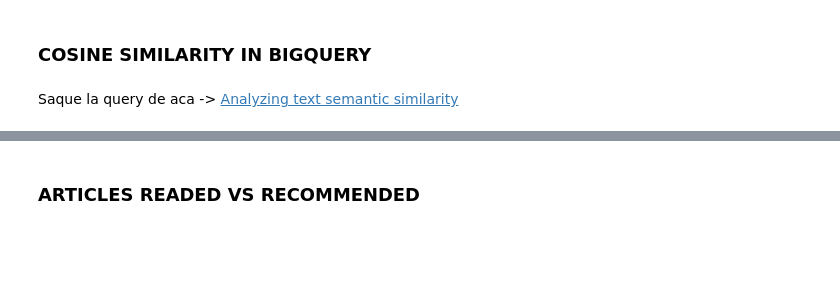
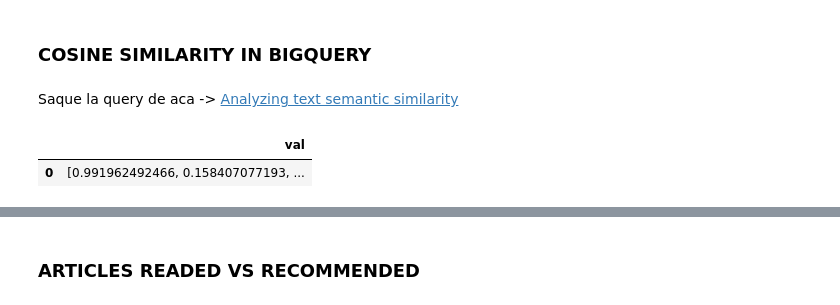
Before and after one commit to marianoogimenez/google-asl-project, a Jupyter notebook: recommendation-system/cosine_similarity.ipynb, the cells around one changed output, grey strips where cells are left out. Cells and saved outputs as stored; diff of their text form; code cells hidden in the pictures; blank space fills up the shorter version.

```diff
--- a/recommendation-system/cosine_similarity.ipynb
+++ b/recommendation-system/cosine_similarity.ipynb
@@ -13,3 +13,28 @@ import google.datalab.bigquery as bq
 # %% [markdown]
 Saque la query de aca ->
 [Analyzing text semantic similarity ]('https://cloud.google.com/solutions/machine-learning/analyzing-text-semantic-similarity-using-tensorflow-and-cloud-dataflow#explore_similar_articles_in_bigquery')
+# %%
+def get_users_readed_article_vector_query(user_id, average):
+  vector_columns = ["v{}".format(i) for i in range(50)]
+  vector_columns_str = ",".join(vector_columns)
+  average_columns_str = ",".join(map(lambda x: 'AVG({})'.format(x),vector_columns))
+  query = """
+      SELECT
+        [{}] val
+      FROM
+        `AGEA_ASL.Dataset_D`
+      WHERE user_id = '{}'
+  """
+  if not average:
+    return (query + """
+      ORDER BY CAST(day_read AS DATETIME) DESC
+      LIMIT 1
+    """).format(vector_columns_str, user_id)#return only last one readed
+
+  return query.format(average_columns_str, user_id)
+
+query2 = get_users_readed_article_vector_query(USER_ID, average=False)
+bq.Query(query2).execute().result().to_dataframe()
+# %% [output]
+|  | val |
+| 0 | [0.991962492466, 0.158407077193, ... |
```
Also changed, not shown: parts of 11 cells of this notebook.
